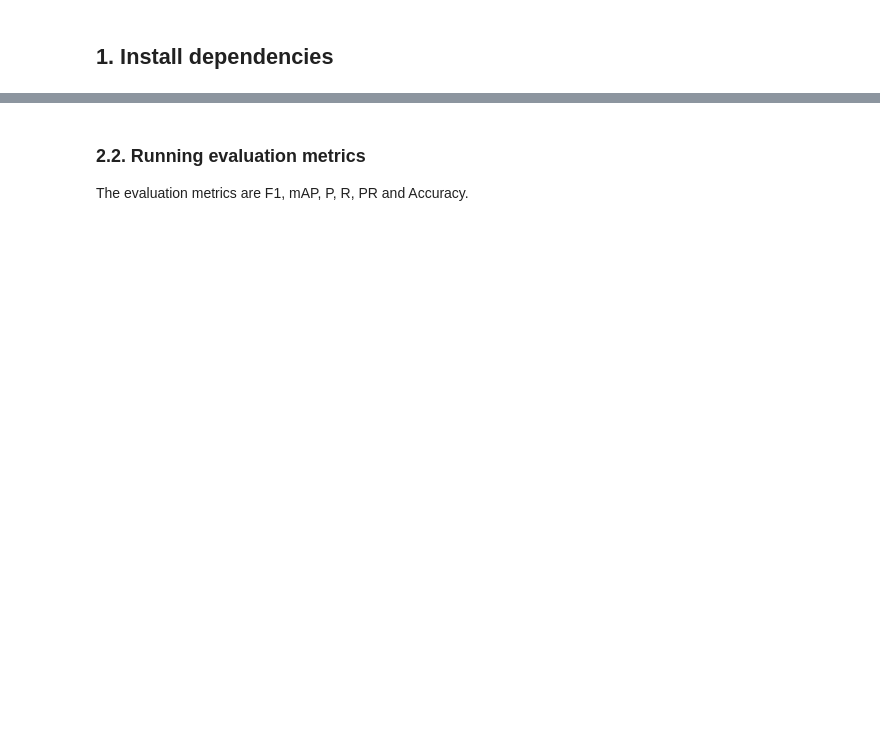
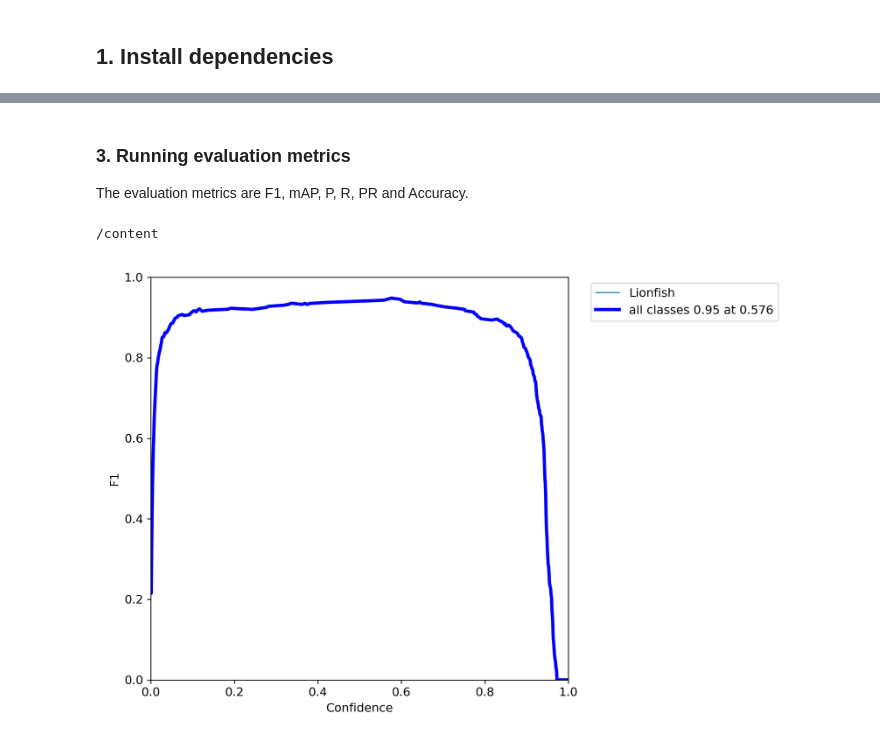
Before and after one commit to kluless13/paper, a Jupyter notebook: yolov7_LF.ipynb, the cells around one changed output, grey strips where cells are left out. Drawn from its saved outputs; the diff is of its cells as text; code cells hidden in the pictures; blank space fills up the shorter version.

Commit message:
yolov7 for Lionfish final colab commit

```diff
--- a/yolov7_LF.ipynb
+++ b/yolov7_LF.ipynb
@@ -7,5 +26,5 @@
 # %%
 import os
-HOME = "/content/gdrive/MyDrive"
+HOME = "/content"
 print(HOME)
 # %% [output]
@@ -41,4 +175,4 @@ from Roboflow import roboflow
 # %% [markdown]
-### 2.2. Running evaluation metrics
+### 3. Running evaluation metrics
 
 The evaluation metrics are F1, mAP, P, R, PR and Accuracy.
@@ -56,0 +179,9 @@ display(Image("{HOME}/yolov7/runs/train/exp/mAP_curve.png", width=500, height=50
+# %%
+%cd {HOME}
+
+from IPython.display import Image
+
+display(Image("/content/yolov7/runs/train/exp2/F1_curve.png", width=700, height=400)) #F1 score
+# %% [output]
+/content
+[figure, added]
```
Also changed, not shown: parts of 26 cells of this notebook.
